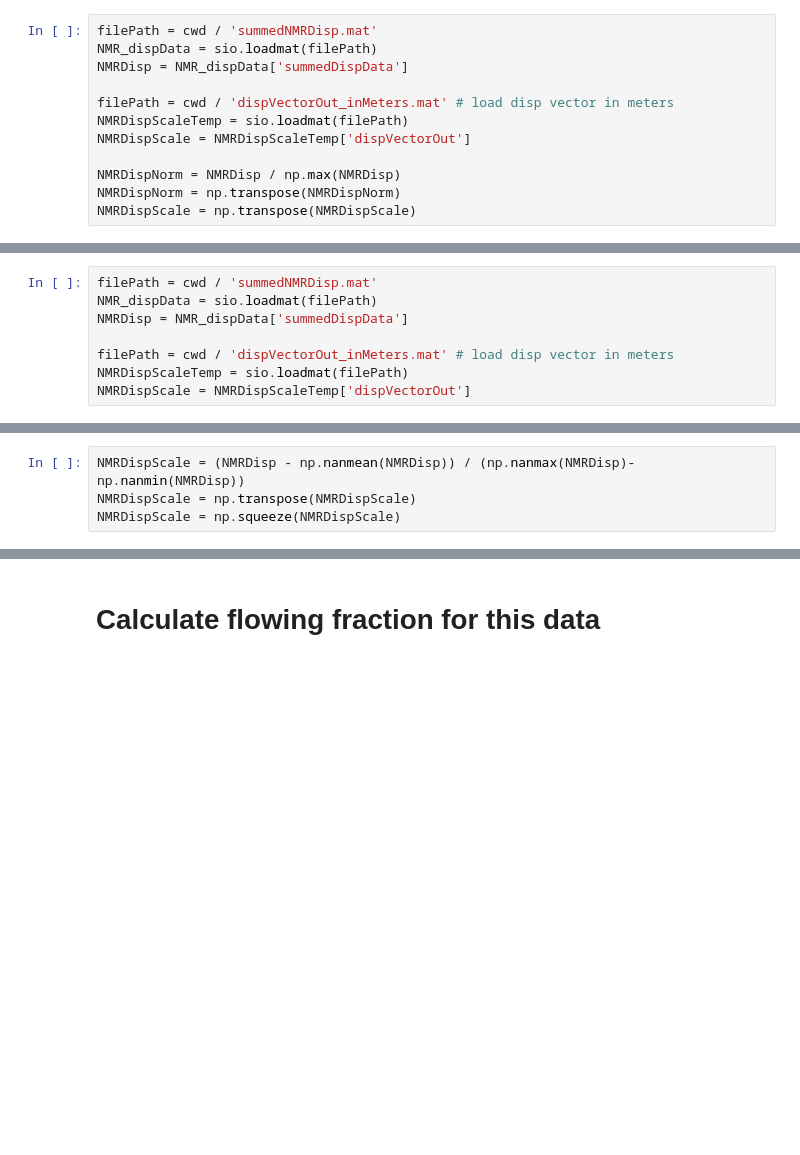
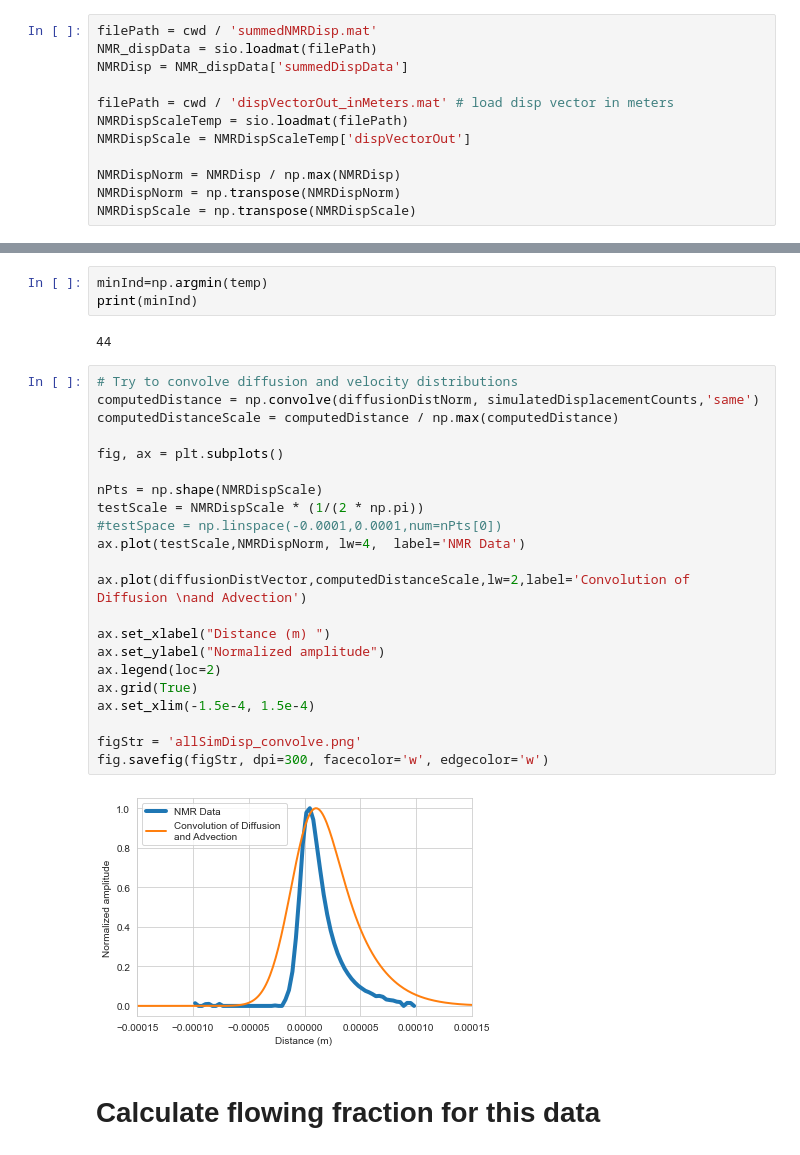
Before and after one commit to akkendrick/LABMOPS, a Jupyter notebook: plotSimData.ipynb, the cells around one changed output, grey strips where cells are left out. Drawn from its saved outputs; the diff is of its cells as text; blank space fills up the shorter version.

```diff
--- a/plotSimData.ipynb
+++ b/plotSimData.ipynb
@@ -484,8 +365,0 @@ fig.savefig(figStr, dpi=300, facecolor='w', edgecolor='w')
-# %%
-filePath = cwd / 'summedNMRDisp.mat'
-NMR_dispData = sio.loadmat(filePath)
-NMRDisp = NMR_dispData['summedDispData']
-
-filePath = cwd / 'dispVectorOut_inMeters.mat' # load disp vector in meters
-NMRDispScaleTemp = sio.loadmat(filePath)
-NMRDispScale = NMRDispScaleTemp['dispVectorOut']
@@ -586,4 +365,0 @@ NMRDisp = NMR_dispData['summedDispData']
-# %%
-NMRDispScale = (NMRDisp - np.nanmean(NMRDisp)) / (np.nanmax(NMRDisp)-np.nanmin(NMRDisp))
-NMRDispScale = np.transpose(NMRDispScale)
-NMRDispScale = np.squeeze(NMRDispScale)
@@ -600,3 +384,32 @@ fig.savefig(figStr, dpi=300, facecolor='w', edgecolor='w')
+# %%
+minInd=np.argmin(temp)
+print(minInd)
+# %% [output]
+44
+# %%
+# Try to convolve diffusion and velocity distributions
+computedDistance = np.convolve(diffusionDistNorm, simulatedDisplacementCounts,'same')
+computedDistanceScale = computedDistance / np.max(computedDistance)
+
+fig, ax = plt.subplots()
+
+nPts = np.shape(NMRDispScale)
+testScale = NMRDispScale * (1/(2 * np.pi))
+#testSpace = np.linspace(-0.0001,0.0001,num=nPts[0])
+ax.plot(testScale,NMRDispNorm, lw=4,  label='NMR Data')
+
+ax.plot(diffusionDistVector,computedDistanceScale,lw=2,label='Convolution of Diffusion \nand Advection')
+
+ax.set_xlabel("Distance (m) ")
+ax.set_ylabel("Normalized amplitude")
+ax.legend(loc=2)
+ax.grid(True)
+ax.set_xlim(-1.5e-4, 1.5e-4)
+
+figStr = 'allSimDisp_convolve.png'
+fig.savefig(figStr, dpi=300, facecolor='w', edgecolor='w')
+# %% [output]
+[figure, added]
 # %% [markdown]
 # Calculate flowing fraction for this data
 # %%
```
Also changed, not shown: parts of 57 cells of this notebook.
